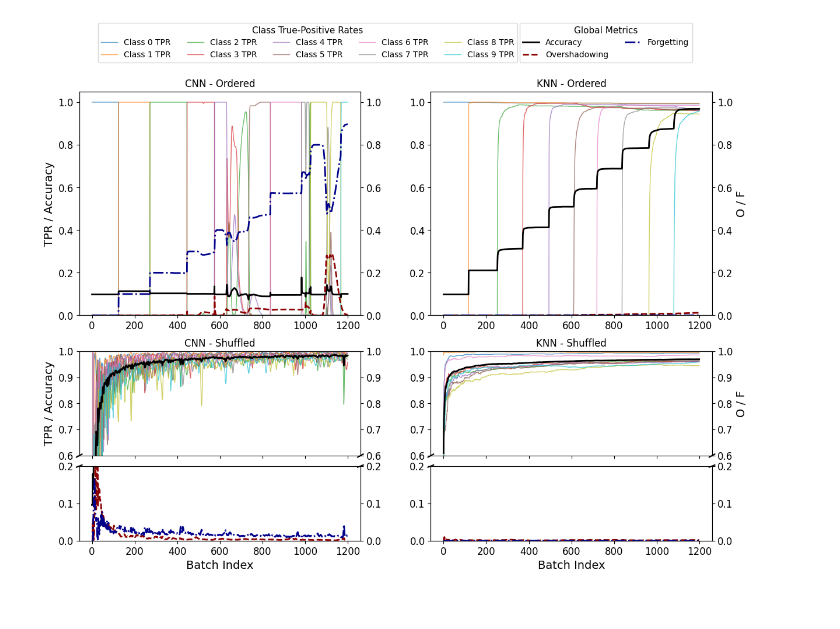
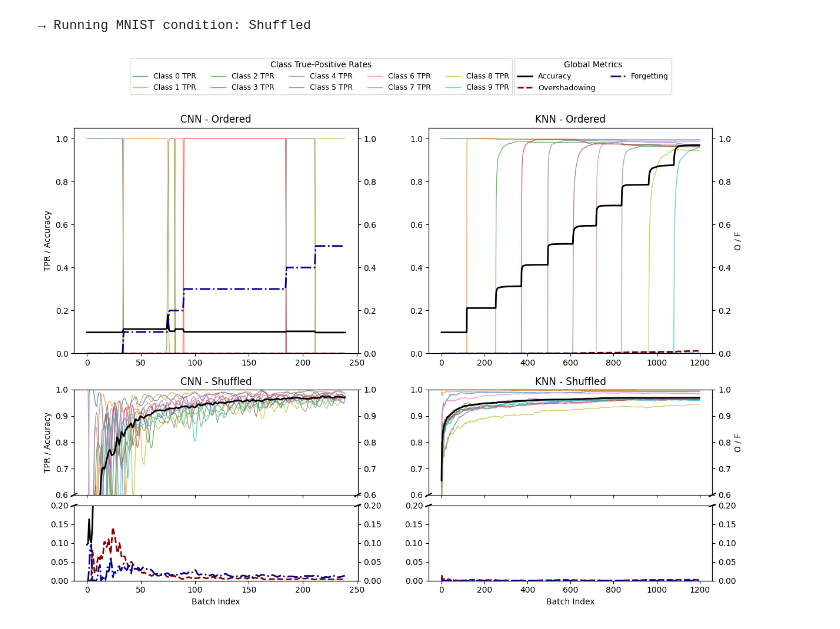
Before and after one commit to NiklasMelton/CVI_Forgetting, a Jupyter notebook: MNIST_OFI.ipynb, the cells around one changed output. Drawn from its saved outputs; the diff is of its cells as text; code cells hidden in the pictures.

Commit message:
sub-batch-ofi

```diff
--- a/MNIST_OFI.ipynb
+++ b/MNIST_OFI.ipynb
@@ -282,13 +303,14 @@ def run_condition_knn(
     X_test:  torch.Tensor,
     y_test:  torch.Tensor,
     batch_size: int = 50,
+    sub_batch_size: int = 5,
     rho: float = 0.9,
     r_hat: float = 0.1,
     ART: str   = "Fuzzy"
 ) -> Tuple[List[List[float]], List[float], List[Tuple[float, float]], List[float]]:
 
     clf = KNN(n_neighbors=1)
-    cf_detector = OCF2(rho=rho, r_hat=r_hat, ART=ART)
+    cf_detector = OCF2(rho=rho, r_hat=r_hat, ART=ART, match_tracking="MT~")
 
     tpr_trace: List[List[float]] = []
     oi_trace:  List[float] = []
@@ -333,10 +355,11 @@ def run_condition_knn(
         tpr_trace.append(tprs)
 
         # 3) compute OCF indices
+        indices = np.random.choice(batch_size, sub_batch_size, replace=False)
         y_scores = clf.activation(X_test_np)
         O, F = cf_detector.add_batch(
-            X_train       = x_b_np,
-            y_train       = y_b_np,
+            X_train       = x_b_np[indices],
+            y_train       = y_b_np[indices],
             y_pred_eval   = y_pred,
             y_true_eval   = y_test_np,
             y_scores_eval = y_scores
@@ -374,11 +397,11 @@ if __name__ == "__main__":
         print(f"→ Running MNIST condition: {order}")
         tpr, oi, states, val_acc = run_condition_knn(
             X_train, y_train, X_test, y_test,
-            batch_size=50,
+            batch_size=250,
+            sub_batch_size=25,
             rho=0.9,
             r_hat=np.inf,
             ART="Fuzzy",
-            match_tracking="MT~"
         )
 
         traces_tpr[order]    = tpr
@@ -387,7 +410,7 @@ if __name__ == "__main__":
         val_acc_trace[order] = val_acc
 
     np.savez(
-        "cf2_batch_traces_mnist_knn_mt_tilda.npz",
+        "cf2_batch_traces_mnist_knn_mt_tilda_2.npz",
         ordered_tpr       = traces_tpr["Ordered"],
         shuffled_tpr      = traces_tpr["Shuffled"],
         ordered_int       = traces_oi["Ordered"],
@@ -399,24 +422,15 @@ if __name__ == "__main__":
     )
 
     print("Saved MNIST KNN traces with OCF2, Overlap Index, and per-batch accuracy.")
+# %% [output]
+→ Running MNIST condition: Shuffled
 # %%
 import numpy as np
 import matplotlib.pyplot as plt
 
-plt.rcParams.update({
-    'font.size': 12,          # base font size (e.g., increase from default 10)
-    'axes.titlesize': 12,     # title size of axes
-    'axes.labelsize': 14,     # x and y label size
-    'xtick.labelsize': 12,    # x tick labels
-    'ytick.labelsize': 12,    # y tick labels
-    'legend.fontsize': 16,    # legend font size
-    'legend.title_fontsize': 11  # legend title font size
-})
-
-
 # Load data
-cnn_data = np.load("cf2_batch_traces_mnist_cnn.npz", allow_pickle=True)
-knn_data = np.load("cf2_batch_traces_mnist_knn.npz", allow_pickle=True)
+cnn_data = np.load("cf2_batch_traces_mnist_cnn_mt_tilda.npz", allow_pickle=True)
+knn_data = np.load("cf2_batch_traces_mnist_knn_mt_tilda.npz", allow_pickle=True)
 
 methods = ["CNN", "KNN"]
 datasets = [cnn_data, knn_data]
@@ -503,38 +517,36 @@ for col, (method, data) in enumerate(zip(methods, datasets)):
             if col == 0:
                 ax.set_ylabel("TPR / Accuracy")
             if col == 1:
                 ax2.set_ylabel("O / F")
         else:
             ax.set_ylim(0, 1.05)
             ax2.set_ylim(0, 1.05)
             if col == 0:
                 ax.set_ylabel("TPR / Accuracy")
             if col == 1:
                 ax2.set_ylabel("O / F")
 
         # Titles and x-labels
         ax.set_title(f"{method} - {order.capitalize()}", fontsize=12)
         if row == 1:
             ax_bot.set_xlabel("Batch Index")
         elif row == 3:
             ax.set_xlabel("Batch Index")
 
         if row == 0 and col == 0:
             metric_lines = [acc_line, o_line, f_line]
             metric_labels = ["Accuracy", "Overshadowing", "Forgetting"]
 
 # === Legends (Side-by-side, Centered, Equal Height) ===
 legend_y = 0.965
-legend_x_offset = 0.405
-# legend_x_offset = 0.425
+legend_x_offset = 0.425
 fig.legend(tpr_lines, class_labels,
            loc="upper center", bbox_to_anchor=(legend_x_offset, legend_y),
-           fontsize=10, title="Class True-Positive Rates", ncol=5, frameon=True)
+           fontsize=9, title="Class True-Positive Rates", ncol=5, frameon=True)
 fig.legend(metric_lines, metric_labels,
-           loc="upper center", bbox_to_anchor=(legend_x_offset+0.365, legend_y),
-           # loc="upper center", bbox_to_anchor=(legend_x_offset+0.33, legend_y),
-           fontsize=10, title="Global Metrics", ncol=2, frameon=True)
-plt.savefig("figures/MNIST_OFI_CNN_KNN_revised.png")
+           loc="upper center", bbox_to_anchor=(legend_x_offset+0.33, legend_y),
+           fontsize=9, title="Global Metrics", ncol=2, frameon=True)
+plt.savefig("figures/MNIST_OFI_CNN_KNN.png")
 plt.show()
 # %% [output]
-[figure, old version]
+[figure, new version]
```
Also changed, not shown: parts of 1 cell of this notebook, 5 other files.
